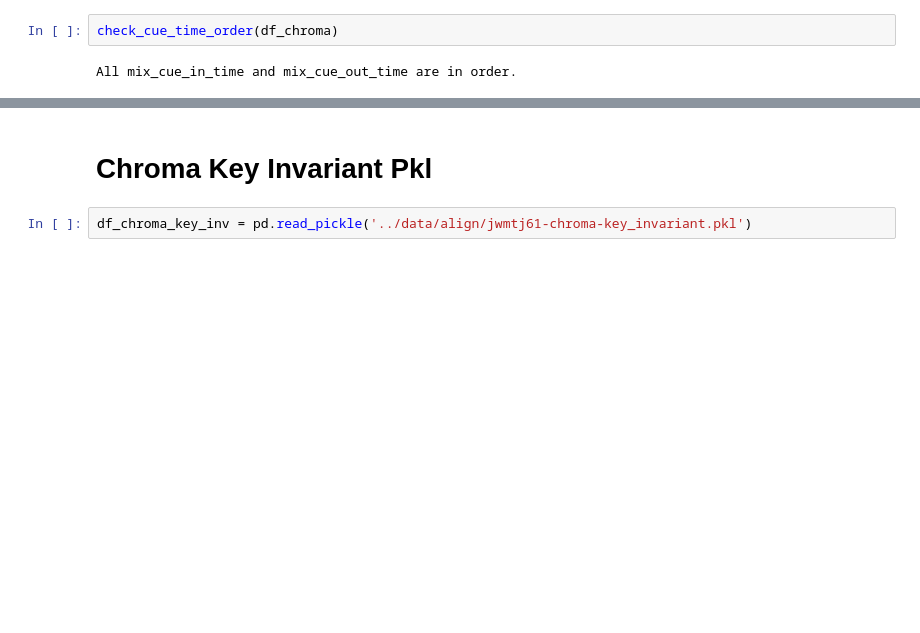
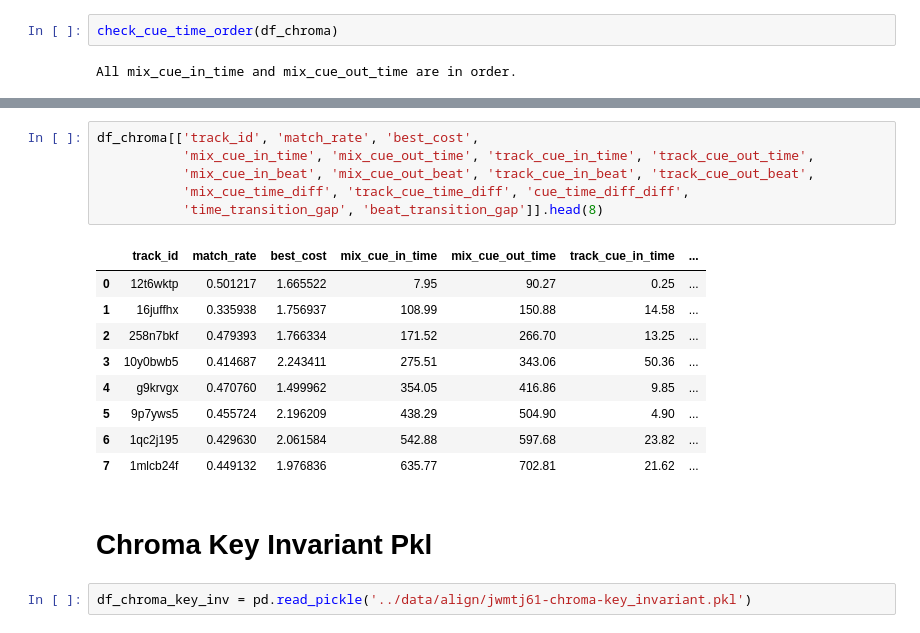
Before and after one commit to michaelhein39/dj-transition-predictor, a Jupyter notebook: notebooks/alignment_eda.ipynb, the cells around one changed output, grey strips where cells are left out. Drawn from its saved outputs; the diff is of its cells as text; blank space fills up the shorter version.

```diff
--- a/notebooks/alignment_eda.ipynb
+++ b/notebooks/alignment_eda.ipynb
@@ -166,3 +223,19 @@ All mix_cue_in_time and mix_cue_out_time are in order.
+# %%
+df_chroma[['track_id', 'match_rate', 'best_cost',
+           'mix_cue_in_time', 'mix_cue_out_time', 'track_cue_in_time', 'track_cue_out_time',
+           'mix_cue_in_beat', 'mix_cue_out_beat', 'track_cue_in_beat', 'track_cue_out_beat',
+           'mix_cue_time_diff', 'track_cue_time_diff', 'cue_time_diff_diff',
+           'time_transition_gap', 'beat_transition_gap']].head(8)
+# %% [output]
+|  | track_id | match_rate | best_cost | mix_cue_in_time | mix_cue_out_time | track_cue_in_time | ... |
+| 0 | 12t6wktp | 0.501217 | 1.665522 | 7.95 | 90.27 | 0.25 | ... |
+| 1 | 16juffhx | 0.335938 | 1.756937 | 108.99 | 150.88 | 14.58 | ... |
+| 2 | 258n7bkf | 0.479393 | 1.766334 | 171.52 | 266.70 | 13.25 | ... |
+| 3 | 10y0bwb5 | 0.414687 | 2.243411 | 275.51 | 343.06 | 50.36 | ... |
+| 4 | g9krvgx | 0.470760 | 1.499962 | 354.05 | 416.86 | 9.85 | ... |
+| 5 | 9p7yws5 | 0.455724 | 2.196209 | 438.29 | 504.90 | 4.90 | ... |
+| 6 | 1qc2j195 | 0.429630 | 2.061584 | 542.88 | 597.68 | 23.82 | ... |
+| 7 | 1mlcb24f | 0.449132 | 1.976836 | 635.77 | 702.81 | 21.62 | ... |
 # %% [markdown]
 # Chroma Key Invariant Pkl
 # %%
```
Also changed, not shown: parts of 4 cells of this notebook, 1 other file.
